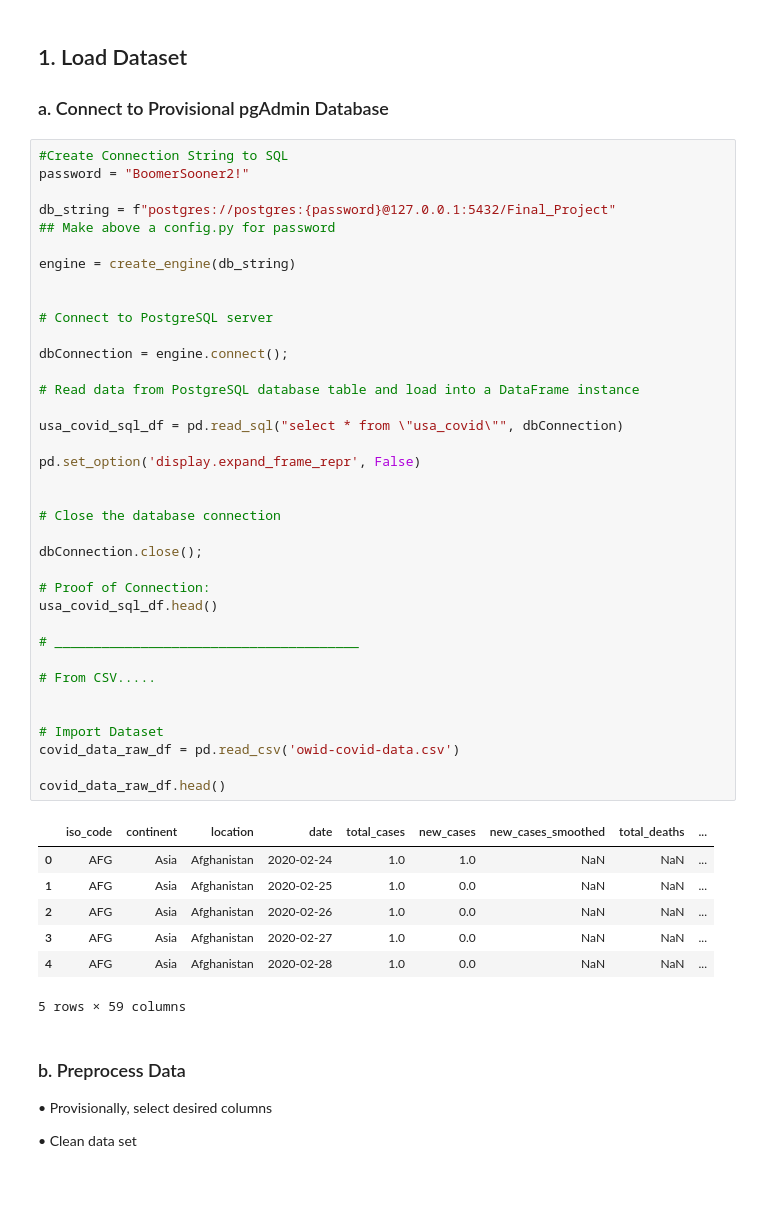
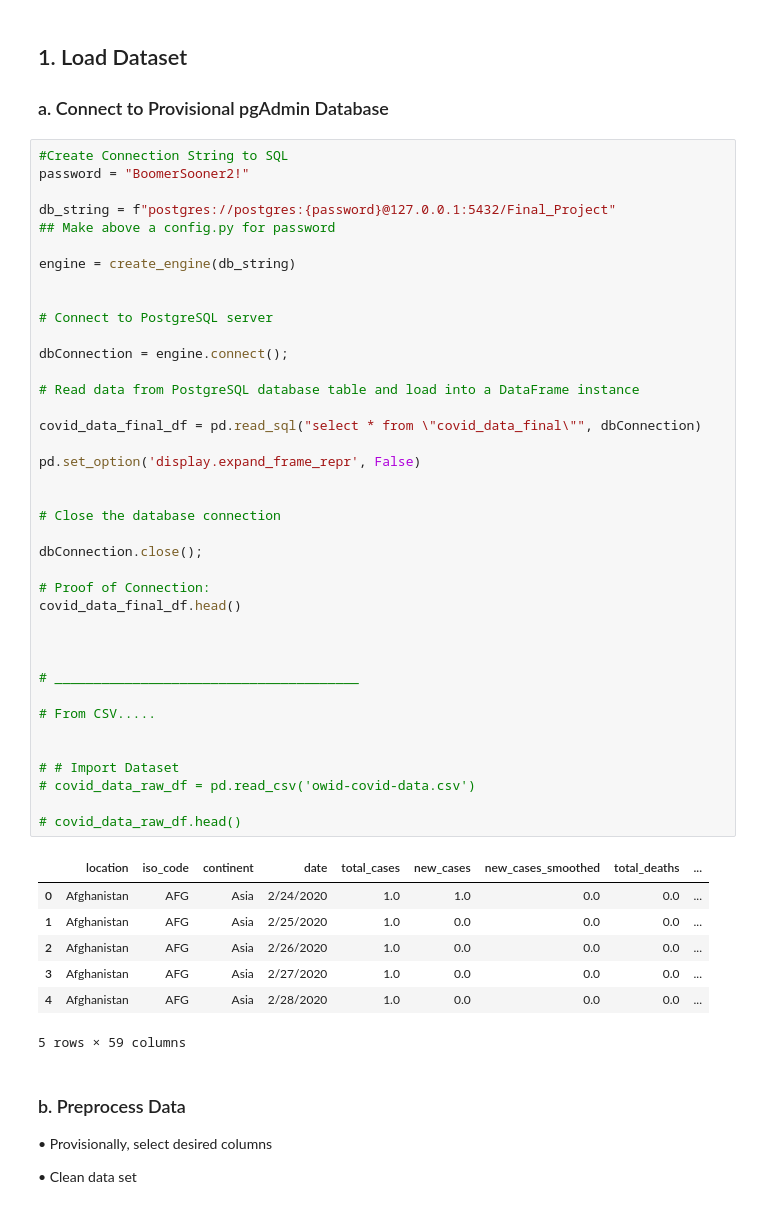
Before and after one commit to luke-c-newell/Final_Project, a Jupyter notebook: ML_Models/Deep_Learning_Recipe.ipynb, the cells around one changed output. Drawn from its saved outputs; the diff is of its cells as text.

```diff
--- a/ML_Models/Deep_Learning_Recipe.ipynb
+++ b/ML_Models/Deep_Learning_Recipe.ipynb
@@ -40,44 +29,46 @@ password = "BoomerSooner2!"
 
 db_string = f"postgres://postgres:{password}@127.0.0.1:5432/Final_Project"
 ## Make above a config.py for password
 
 engine = create_engine(db_string)
 
 
 # Connect to PostgreSQL server
 
 dbConnection = engine.connect();
 
 # Read data from PostgreSQL database table and load into a DataFrame instance
 
-usa_covid_sql_df = pd.read_sql("select * from \"usa_covid\"", dbConnection)
+covid_data_final_df = pd.read_sql("select * from \"covid_data_final\"", dbConnection)
 
 pd.set_option('display.expand_frame_repr', False)
 
 
 # Close the database connection
 
 dbConnection.close();
 
 # Proof of Connection:
-usa_covid_sql_df.head()
+covid_data_final_df.head()
+
+
 
 # _______________________________________
 
 # From CSV.....
 
 
-# Import Dataset
-covid_data_raw_df = pd.read_csv('owid-covid-data.csv')
+# # Import Dataset
+# covid_data_raw_df = pd.read_csv('owid-covid-data.csv')
 
-covid_data_raw_df.head()
+# covid_data_raw_df.head()
 # %% [output]
-|  | iso_code | continent | location | date | total_cases | new_cases | new_cases_smoothed | total_deaths | ... |
-| 0 | AFG | Asia | Afghanistan | 2020-02-24 | 1.0 | 1.0 | NaN | NaN | ... |
-| 1 | AFG | Asia | Afghanistan | 2020-02-25 | 1.0 | 0.0 | NaN | NaN | ... |
-| 2 | AFG | Asia | Afghanistan | 2020-02-26 | 1.0 | 0.0 | NaN | NaN | ... |
-| 3 | AFG | Asia | Afghanistan | 2020-02-27 | 1.0 | 0.0 | NaN | NaN | ... |
-| 4 | AFG | Asia | Afghanistan | 2020-02-28 | 1.0 | 0.0 | NaN | NaN | ... |
+|  | location | iso_code | continent | date | total_cases | new_cases | new_cases_smoothed | total_deaths | ... |
+| 0 | Afghanistan | AFG | Asia | 2/24/2020 | 1.0 | 1.0 | 0.0 | 0.0 | ... |
+| 1 | Afghanistan | AFG | Asia | 2/25/2020 | 1.0 | 0.0 | 0.0 | 0.0 | ... |
+| 2 | Afghanistan | AFG | Asia | 2/26/2020 | 1.0 | 0.0 | 0.0 | 0.0 | ... |
+| 3 | Afghanistan | AFG | Asia | 2/27/2020 | 1.0 | 0.0 | 0.0 | 0.0 | ... |
+| 4 | Afghanistan | AFG | Asia | 2/28/2020 | 1.0 | 0.0 | 0.0 | 0.0 | ... |
 5 rows × 59 columns
 # %% [markdown]
 ### b. Preprocess Data
```
Also changed, not shown: parts of 63 cells of this notebook, 2 other files.
